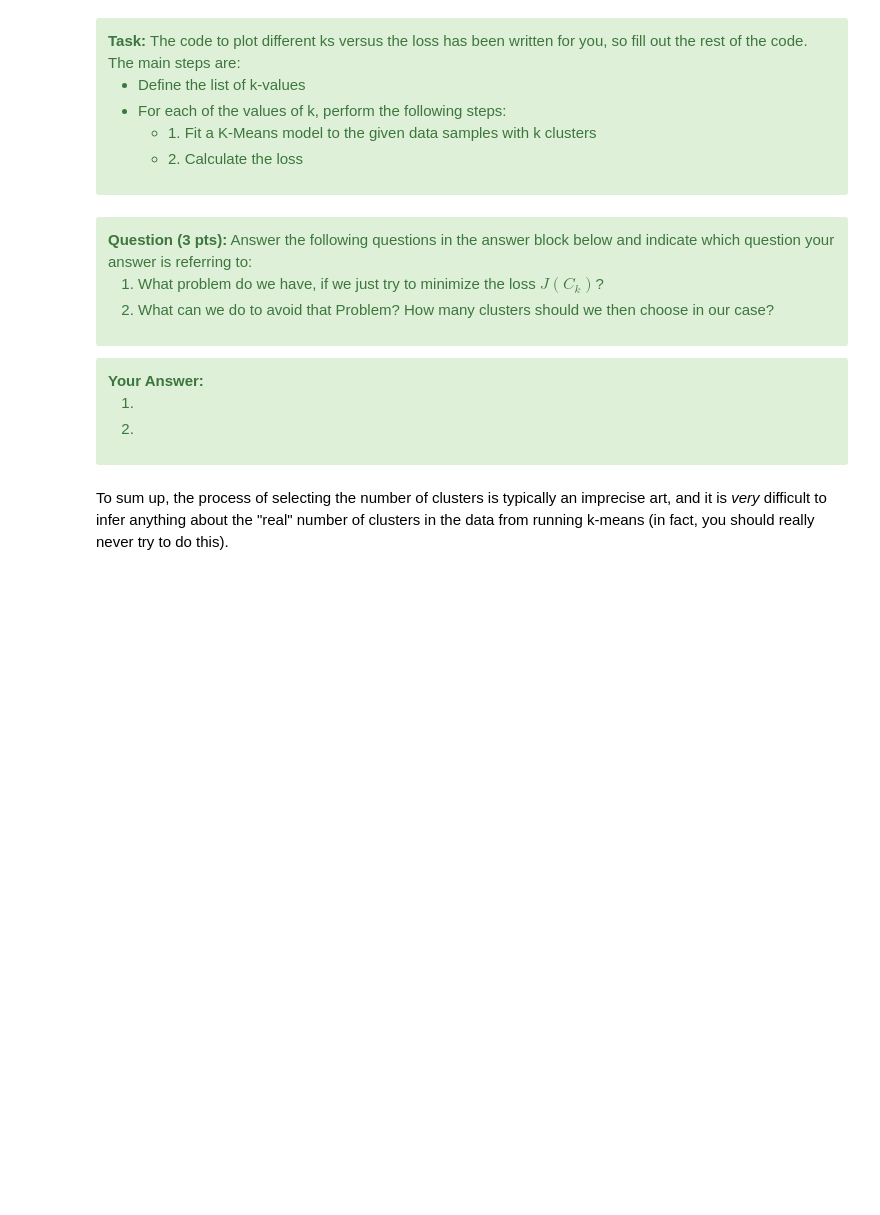
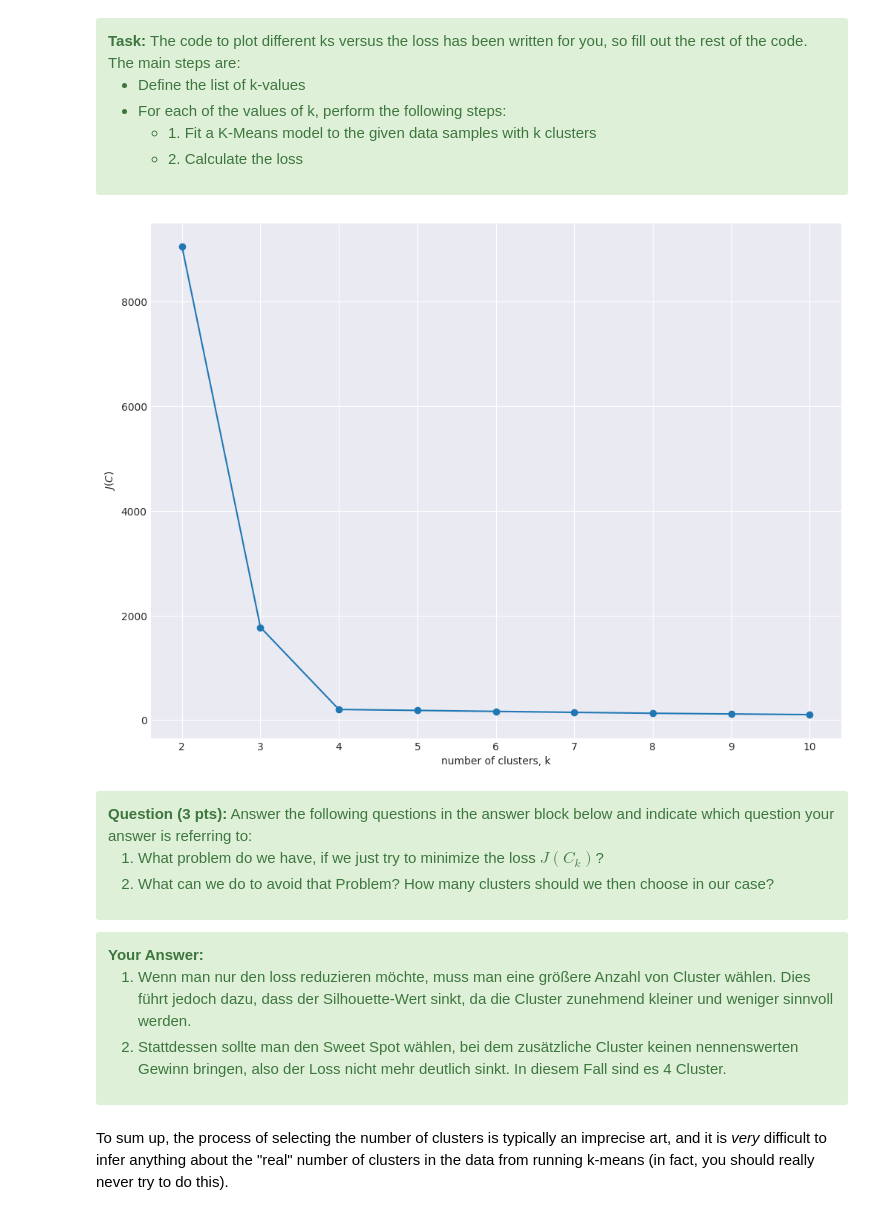
Before and after one commit to anton-seifert/LAMA, a Jupyter notebook: task-3-unsupervised-learning/2_clustering.ipynb, the cells around one changed output. Drawn from its saved outputs; the diff is of its cells as text; code cells hidden in the pictures; blank space fills up the shorter version.

```diff
--- a/task-3-unsupervised-learning/2_clustering.ipynb
+++ b/task-3-unsupervised-learning/2_clustering.ipynb
@@ -400,30 +435,40 @@ Using this loss function as a quality measure makes sense, as we aim for observa
 # %%
 def calculate_k_loss(X: np.ndarray, k_min: int, k_max: int) -> Tuple[List[int], List[float]]:
     ks: List[int]
     losses: List[float]
     # STUDENT CODE HERE (3 pts)
+    ks=[]
+    losses=[]
+
+    for k in range(k_min, k_max + 1):
+        kmeans = KMeans(n_clusters=k, random_state=RANDOM_STATE).fit(X)
+        ks.append(k)
+        losses.append(kmeans.inertia_)
+
 
 
     # STUDENT CODE until HERE
     return ks, losses
 
 
 # call your function with a suitable range for k
 ks: List[int]
 losses: List[float]
 
 # STUDENT CODE HERE (1 pt)
 
-ks, losses = ...
+ks, losses = calculate_k_loss(X_blob,2,10)
 
 # STUDENT CODE until HERE
 
 # Plot ks vs inertias
 plt.plot(ks, losses, '-o')
 plt.xlabel('number of clusters, k')
 plt.ylabel('$ J(C)$')
 plt.xticks(ks)
 plt.show()
+# %% [output]
+[figure, added]
 # %% [markdown]
 <div class="alert alert-block alert-success">
 <b>Question (3 pts):</b> Answer the following questions in the answer block below and indicate which question your answer is referring to: <br>
@@ -435,9 +480,8 @@ plt.show()
 <div class="alert alert-block alert-success">
 <b>Your Answer:</b>
 
-1.  <br>
-2.
-
+1. Wenn man nur den loss reduzieren möchte, muss man eine größere Anzahl von Cluster wählen. Dies führt jedoch dazu, dass der Silhouette-Wert sinkt, da die Cluster zunehmend kleiner und weniger sinnvoll werden.<br>
+2. Stattdessen sollte man den Sweet Spot wählen, bei dem zusätzliche Cluster keinen nennenswerten Gewinn bringen, also der Loss nicht mehr deutlich sinkt. In diesem Fall sind es 4 Cluster. <br>
 </div>
 # %% [markdown]
 To sum up, the process of selecting the number of clusters is typically an imprecise art, and it is _very_ difficult to infer anything about the "real" number of clusters in the data from running k-means (in fact, you should really never try to do this).
```
Also changed, not shown: parts of 13 cells of this notebook.
